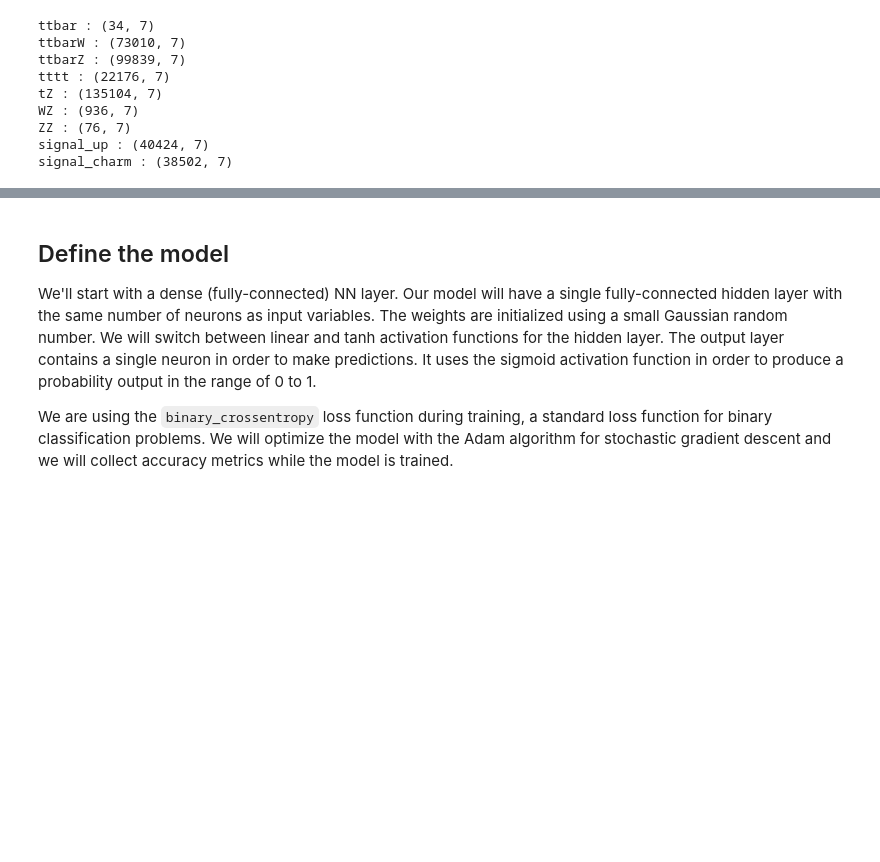
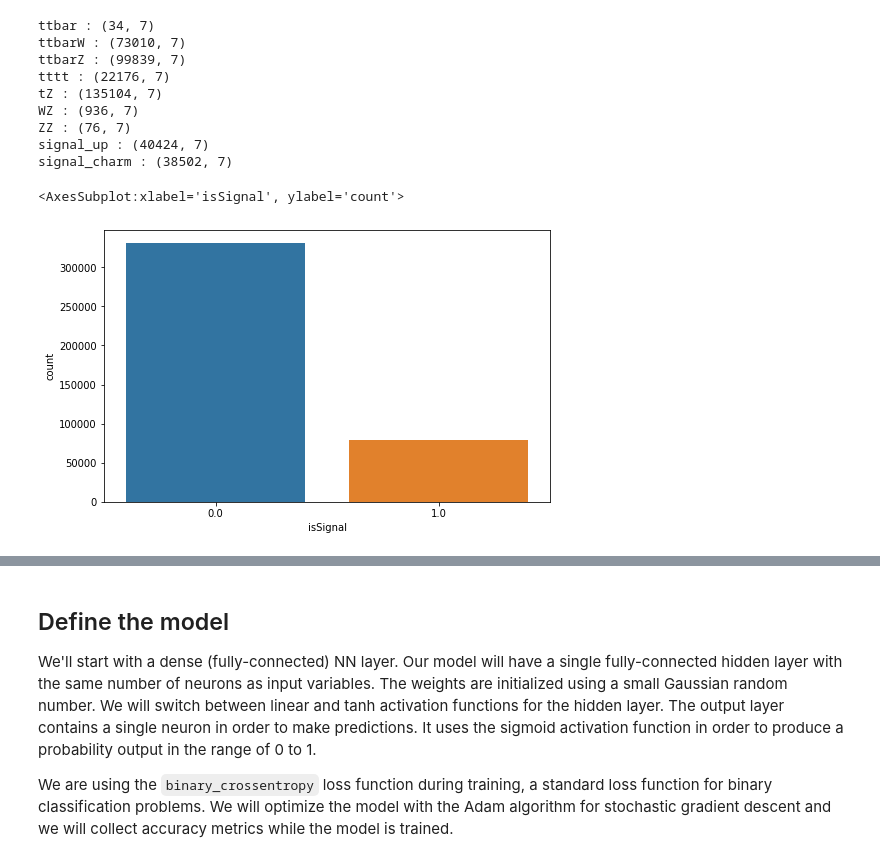
Before and after one commit to mghasemi19/TopFC, a Jupyter notebook: BDT_weight/TopFC_analysis.ipynb, the cells around one changed output, grey strips where cells are left out. Drawn from its saved outputs; the diff is of its cells as text; code cells hidden in the pictures; blank space fills up the shorter version.

Commit message:
Add BDT and EDM plots

```diff
--- a/BDT_weight/TopFC_analysis.ipynb
+++ b/BDT_weight/TopFC_analysis.ipynb
@@ -55,3 +59,10 @@ WZ : (936, 7)
 ZZ : (76, 7)
 signal_up : (40424, 7)
 signal_charm : (38502, 7)
+# %%
+# show the number of total signals and backgrounds
+plt.figure(figsize=(8,5))
+sns.countplot(x='isSignal',data=df_all)
+# %% [output]
+<AxesSubplot:xlabel='isSignal', ylabel='count'>
+[figure, added]
```
Also changed, not shown: parts of 5 cells of this notebook.
